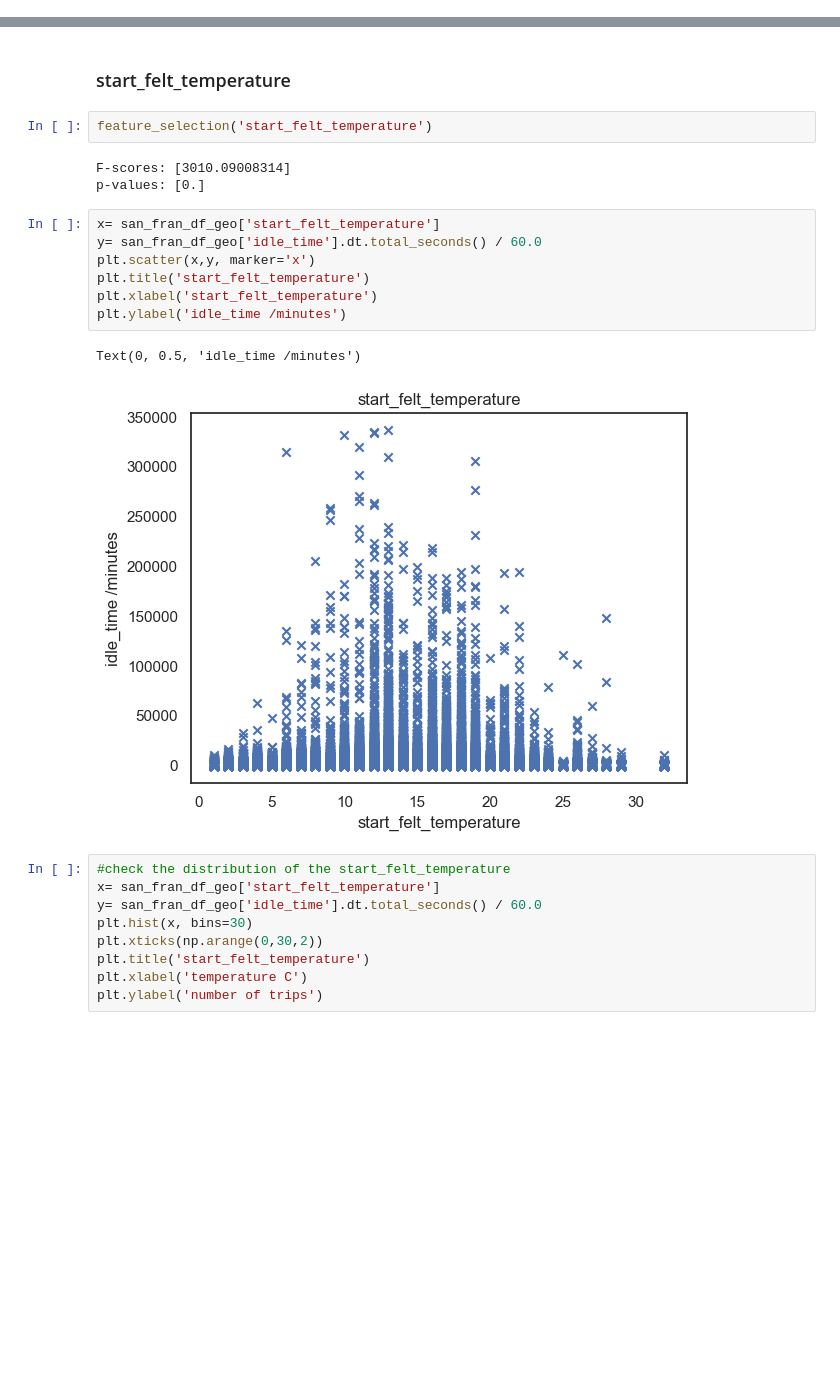
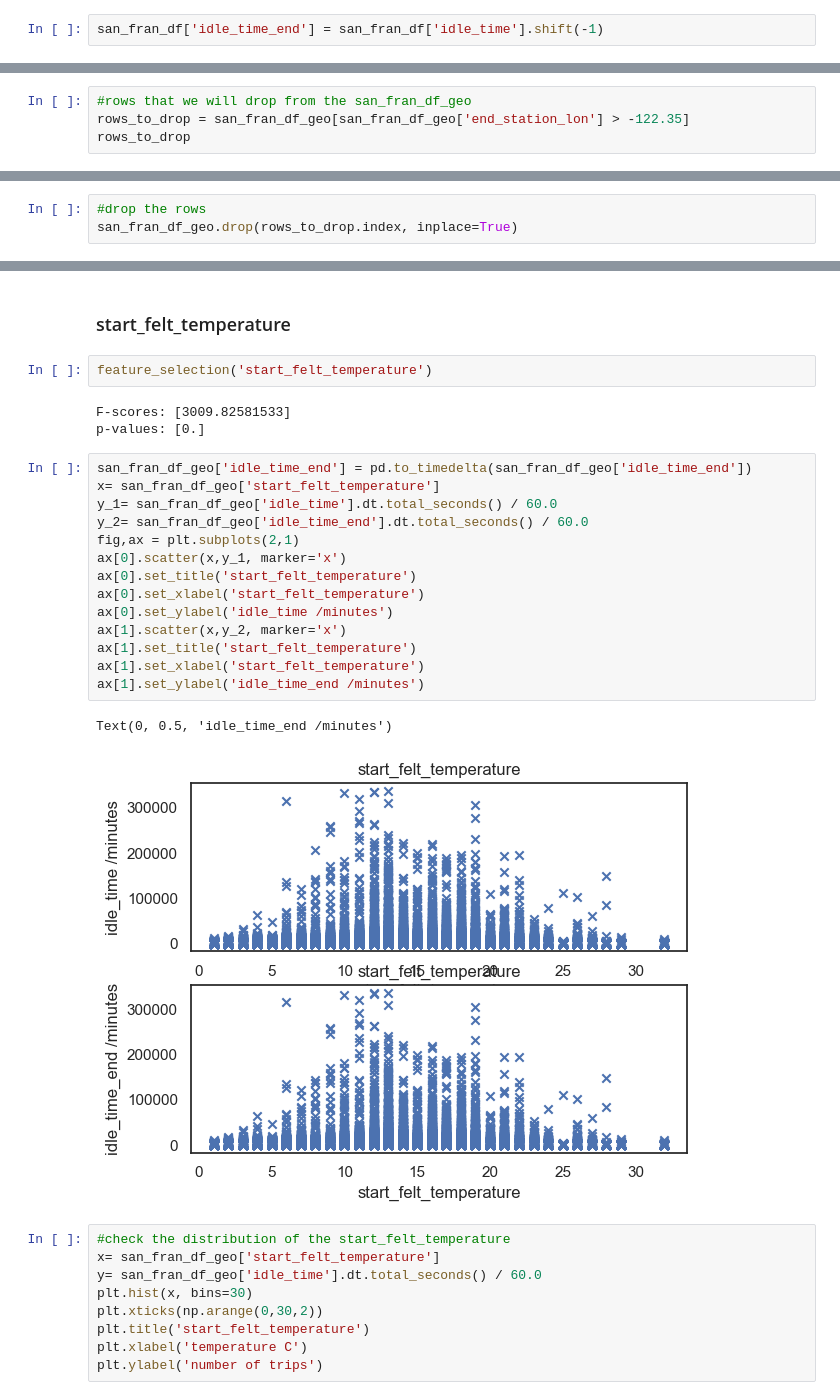
Before and after one commit to darebakdavca/Team_Project_DSML, a Jupyter notebook: Notebooks/4_Predictive_analysis.ipynb, the cells around one changed output, grey strips where cells are left out. Cells and saved outputs as stored; diff of their text form; blank space fills up the shorter version.

```diff
--- a/Notebooks/4_Predictive_analysis.ipynb
+++ b/Notebooks/4_Predictive_analysis.ipynb
@@ -23,0 +26,2 @@ sns.set_style("white")
+# %%
+san_fran_df['idle_time_end'] = san_fran_df['idle_time'].shift(-1)
@@ -363,0 +385,4 @@ We will drop the rows where the bikes have left the San Francisco area, because
+# %%
+#rows that we will drop from the san_fran_df_geo
+rows_to_drop = san_fran_df_geo[san_fran_df_geo['end_station_lon'] > -122.35]
+rows_to_drop
@@ -363,0 +407,3 @@ We will drop the rows where the bikes have left the San Francisco area, because
+# %%
+#drop the rows
+san_fran_df_geo.drop(rows_to_drop.index, inplace=True)
@@ -461,18 +538,25 @@ p-values: [1.1636878e-35]
 # %%
 feature_selection('start_felt_temperature')
 # %% [output]
-F-scores: [3010.09008314]
+F-scores: [3009.82581533]
 p-values: [0.]
 # %%
+san_fran_df_geo['idle_time_end'] = pd.to_timedelta(san_fran_df_geo['idle_time_end'])
 x= san_fran_df_geo['start_felt_temperature']
-y= san_fran_df_geo['idle_time'].dt.total_seconds() / 60.0
-plt.scatter(x,y, marker='x')
-plt.title('start_felt_temperature')
-plt.xlabel('start_felt_temperature')
-plt.ylabel('idle_time /minutes')
+y_1= san_fran_df_geo['idle_time'].dt.total_seconds() / 60.0
+y_2= san_fran_df_geo['idle_time_end'].dt.total_seconds() / 60.0
+fig,ax = plt.subplots(2,1)
+ax[0].scatter(x,y_1, marker='x')
+ax[0].set_title('start_felt_temperature')
+ax[0].set_xlabel('start_felt_temperature')
+ax[0].set_ylabel('idle_time /minutes')
+ax[1].scatter(x,y_2, marker='x')
+ax[1].set_title('start_felt_temperature')
+ax[1].set_xlabel('start_felt_temperature')
+ax[1].set_ylabel('idle_time_end /minutes')
 # %% [output]
-Text(0, 0.5, 'idle_time /minutes')
+Text(0, 0.5, 'idle_time_end /minutes')
-[figure, old version]
+[figure, new version]
 # %%
 #check the distribution of the start_felt_temperature
 x= san_fran_df_geo['start_felt_temperature']
```
Also changed, not shown: parts of 32 cells of this notebook.
